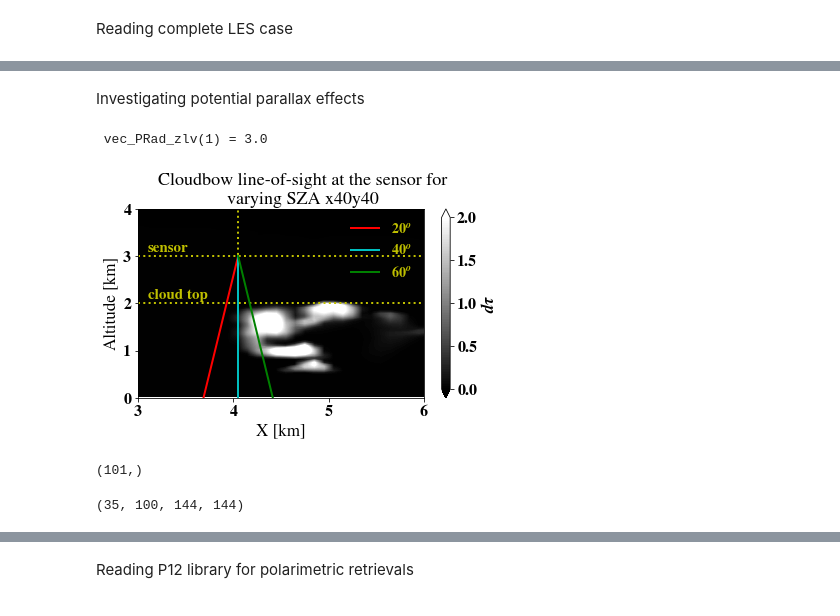
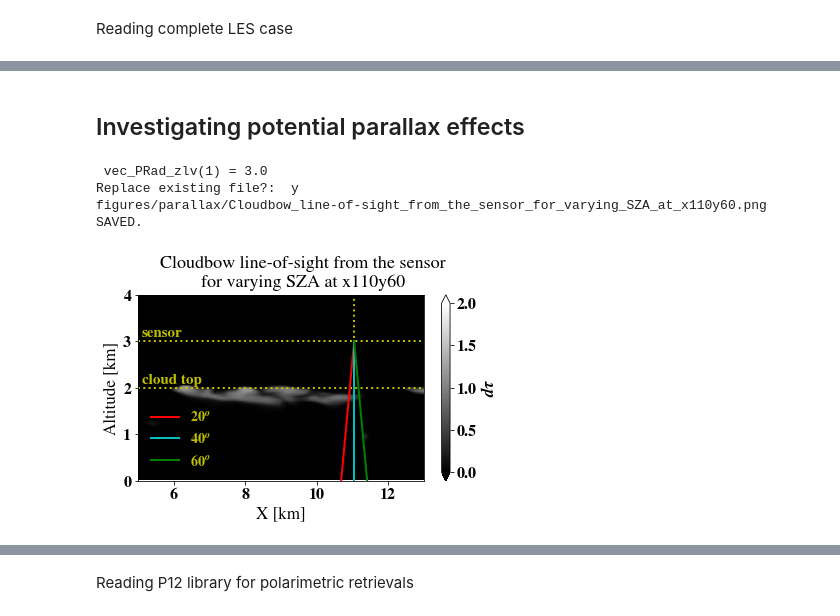
Before and after one commit to cpnHere/ACRS, a Jupyter notebook: Retrievals/Pol_retrievals/analysis_pol_ret.ipynb, the cells around one changed output, grey strips where cells are left out. Saved outputs shown, nothing was run; the diff lists cells and outputs as text; code cells hidden in the pictures.

```diff
--- a/Retrievals/Pol_retrievals/analysis_pol_ret.ipynb
+++ b/Retrievals/Pol_retrievals/analysis_pol_ret.ipynb
@@ -232,7 +232,9 @@ lesCname='RICO'
 RC=DHARMA_onmp('dharma_005044.cdf','/umbc/xfs1/zzbatmos/users/charaj1/LES_simulations/RICO/Ackerman_RICO_NEW/')
 RC.readDHARMA();RC.name='RICO'
 RC.setup_dTau(mie_name,lesCname,mie_path=mie_path)
-RC.set_cot_top()
+RC.set_cot_top(ctop_tau=1)
+a=1;b=0;SZA=60;VZA=0;band=1;wvl={1:'0p860',2:'2p13'}
+RC.setup_reVW(mie_name,lesCname,SZA,VZA,a=a,b=b,mie_path=mie_path,band=band,replace='0')
 lc=LES_case('RICO_160_b0p860')
 RT = lc.RT
 # %% [output]
@@ -249,51 +258,47 @@ RC.DHARMA.z[RC.cot_top[40,40]]
 # %% [markdown]
-Investigating potential parallax effects
+## Investigating potential parallax effects
 # %%
-xi,yi = 40,40
+xi,yi = 110,60
 z = RC.DHARMA.z
 x,y = RC.x/1e3,z/1e3
 dTau = RC.dTau[1,:]
 
 fig2,ax2 = plt.subplots()
-fig2_ttl = 'Cloudbow line-of-sight at the sensor for varying SZA x%dy%d'%(xi,yi)
+fig2_ttl = 'Cloudbow line-of-sight from the sensor for varying SZA at x%dy%d'%(xi,yi)
 d_vza = np.array([20,40,60])
 Bex = np.einsum('izxy->zxy',lc.RT_field.extp3d)
 #ctf = plt.imshow(Bex[:,yi,:],origin='lower',cmap=plt.cm.binary_r,vmin=0,vmax=60)
 #ctf = plt.imshow(dTau[:,yi,:],origin='lower',cmap=plt.cm.binary_r)
 ctf = ax2.contourf(x,y,dTau[:,yi,:],np.linspace(0,2,100),extend='both',cmap=plt.cm.binary_r)
 
 ax2.axvline(RC.x[xi]/1e3,ls=':',color='y')
 fig2.colorbar(ctf,ticks=np.arange(0,2.1,0.5),label=r'$d\tau$')
 sensor = lc.RT.read_from_nml(54) # sensor altitude
 ctop = 2.0 #RC.DHARMA.z[RC.cot_top[40,40]]/1e3
 the = np.deg2rad(40-d_vza) # the=40-SZA
 x_the = [(sensor-ctop)*np.tan(te) for te in the] # tan(40-SZA)=x/(sensor-ctop)
 ax2.axhline(sensor,ls=':',color='y')
 ax2.axhline(ctop  ,ls=':',color='y')
 
 ax2.plot([x[xi]-x_the[0],x[xi]],[0,sensor],'r-',label=str(d_vza[0])+r'$^o$')
 ax2.plot([x[xi]-x_the[1],x[xi]],[0,sensor],'c-',label=str(d_vza[1])+r'$^o$')
 ax2.plot([x[xi]-x_the[2],x[xi]],[0,sensor],'g-',label=str(d_vza[2])+r'$^o$')
 
-l = ax2.legend(loc='upper right')
+l = ax2.legend(loc='lower left')
 [plt.setp(text, color = 'y') for text in l.get_texts()]
-fig2.suptitle("\n".join(wrap(fig2_ttl,40)))
 ax2.set_xlabel('X [km]')
 ax2.set_ylabel('Altitude [km]')
-ax2.set_xlim(3,6)
+ax2.set_xlim(5,13)
 ax2.set_ylim(0,4)
-ax2.annotate('sensor',xy=(3.1,3.1),color='y')
-ax2.annotate('cloud top',xy=(3.1,2.1),color='y')
-fig2.tight_layout(rect=[0,0,1,0.93])
+ax2.annotate('sensor',xy=(5.1,3.1),color='y')
+ax2.annotate('cloud top',xy=(5.1,2.1),color='y')
+fig2.suptitle("\n".join(wrap(fig2_ttl,40)))
+fig2.tight_layout(rect=[0,0,1,0.92])
+cpn.savefig(fig2,fig2_ttl,'figures/parallax/')
+#fig2.tight_layout()
+#cpn.savefig(fig2,'c'+fig2_ttl,'figures/parallax/')
 # %% [output]
  vec_PRad_zlv(1) = 3.0
+Replace existing file?:  y
+figures/parallax/Cloudbow_line-of-sight_from_the_sensor_for_varying_SZA_at_x110y60.png SAVED.
-[figure, old version]
+[figure, new version]
-# %%
-dTau[:,40,:].shape
-lc.
-# %% [output]
-(101,)
-# %%
-lc.RT_field.extp3d.shape
-# %% [output]
-(35, 100, 144, 144)
```
Also changed, not shown: parts of 28 cells of this notebook.
